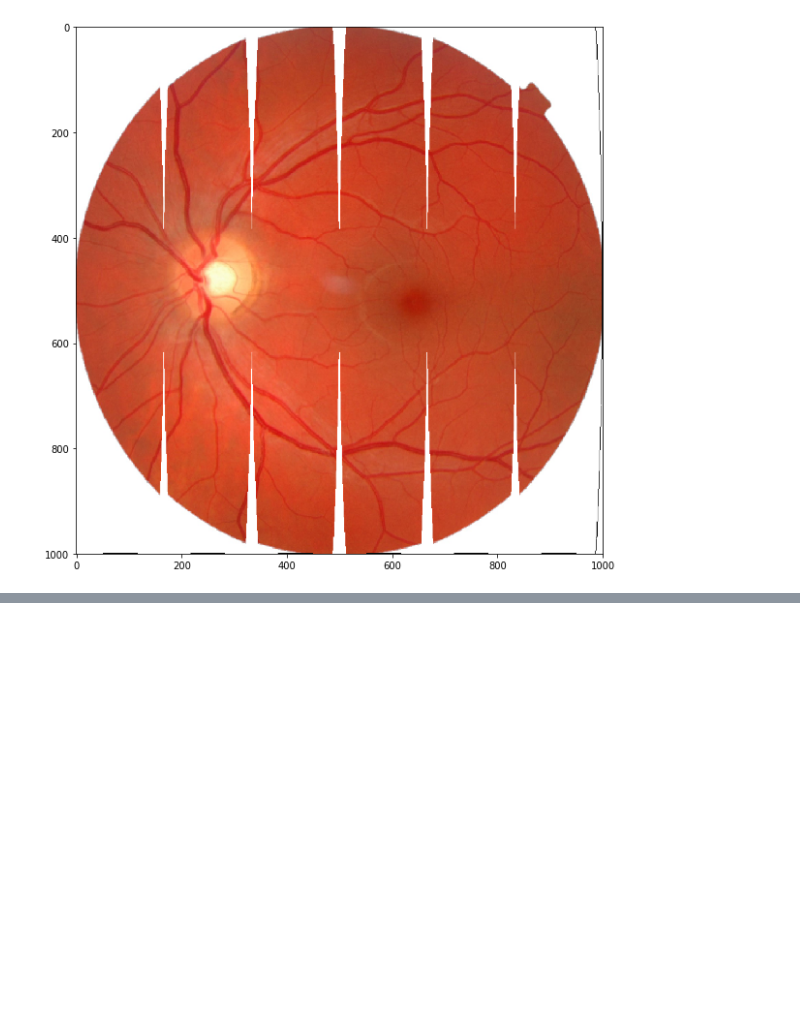
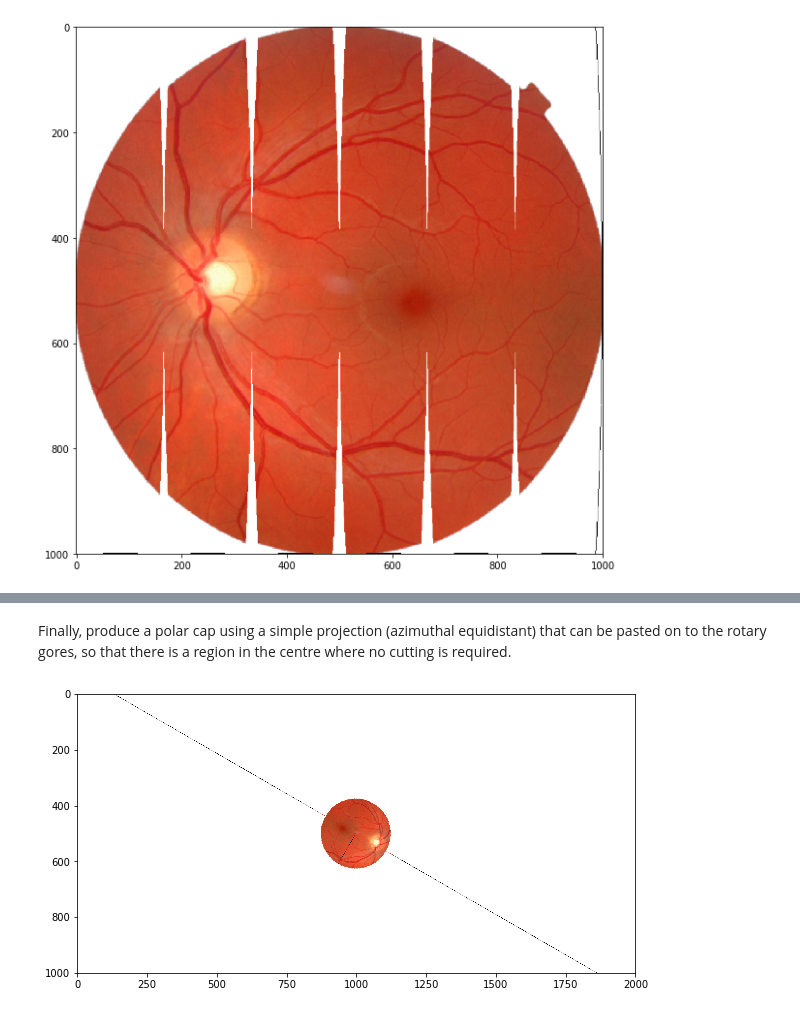
Before and after one commit to stuwilmur/sim-eye, a Jupyter notebook: Example.ipynb, the cells around one changed output, grey strips where cells are left out. Saved outputs shown, nothing was run; the diff lists cells and outputs as text; code cells hidden in the pictures; blank space fills up the shorter version.

```diff
--- a/Example.ipynb
+++ b/Example.ipynb
@@ -46,0 +63,8 @@ fundus_gores.save("fundus_gores.png")
+# %% [markdown]
+Finally, produce a polar cap using a simple projection (azimuthal equidistant) that can be pasted on to the rotary gores, so that there is a region in the centre where no cutting is required.
+# %%
+fundus_cap = gore.polecap(fundus_swapped, num_gores=6, phi_cap = pi / 8)
+fundus_cap.save("fundus_cap.png")
+gore.fig(fundus_cap)
+# %% [output]
+[figure, added]
```
Also changed, not shown: parts of 6 cells of this notebook.
